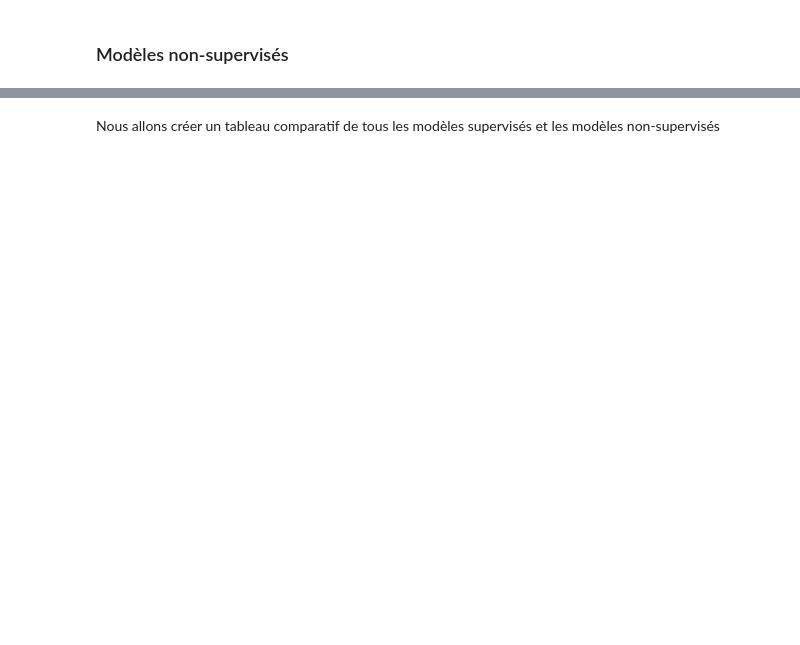
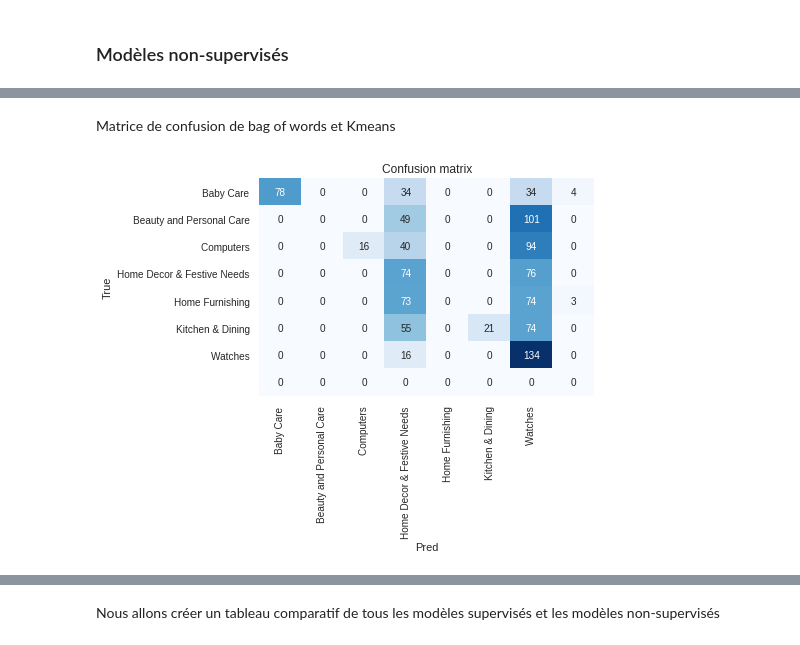
Before and after one commit to AbdulmagedALKHULAIFI/Automatic-classifer-consumer-goods, a Jupyter notebook: classifier.ipynb, the cells around one changed output, grey strips where cells are left out. Cells and saved outputs as stored; diff of their text form; code cells hidden in the pictures; blank space fills up the shorter version.

```diff
--- a/classifier.ipynb
+++ b/classifier.ipynb
@@ -629,0 +687,6 @@ bow_confusin_matrix
+# %% [markdown]
+Matrice de confusion de bag of words et Kmeans
+# %%
+createConfusionMatrix(dataReduced['main_cat'],dataReduced['cluster_bow_kmeans'])
+# %% [output]
+[figure, added]
```
Also changed, not shown: parts of 50 cells of this notebook.
